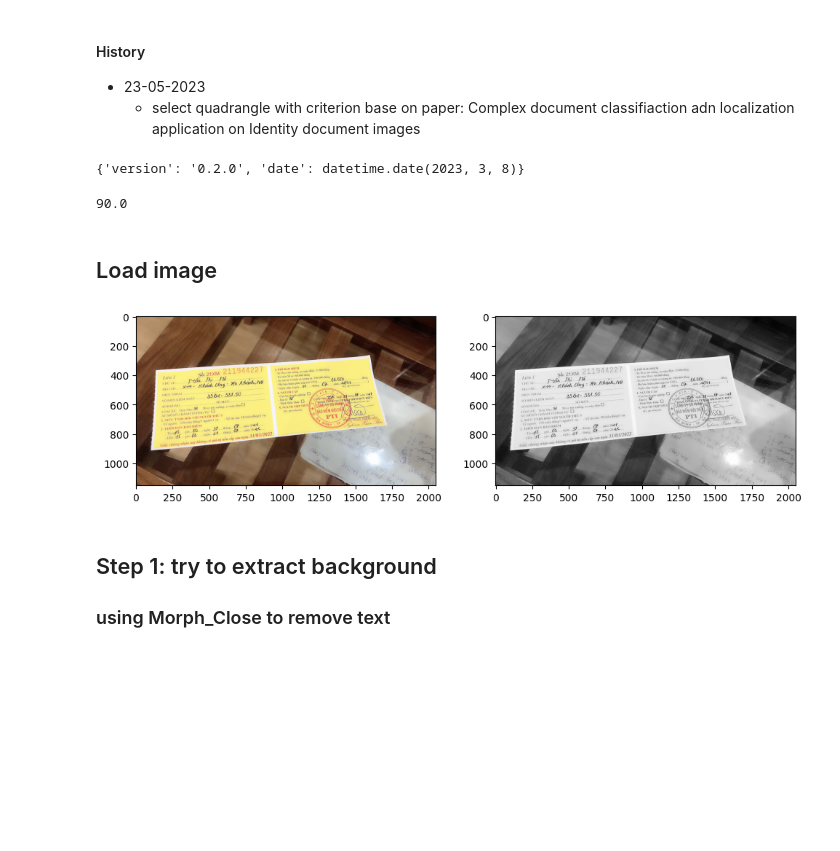
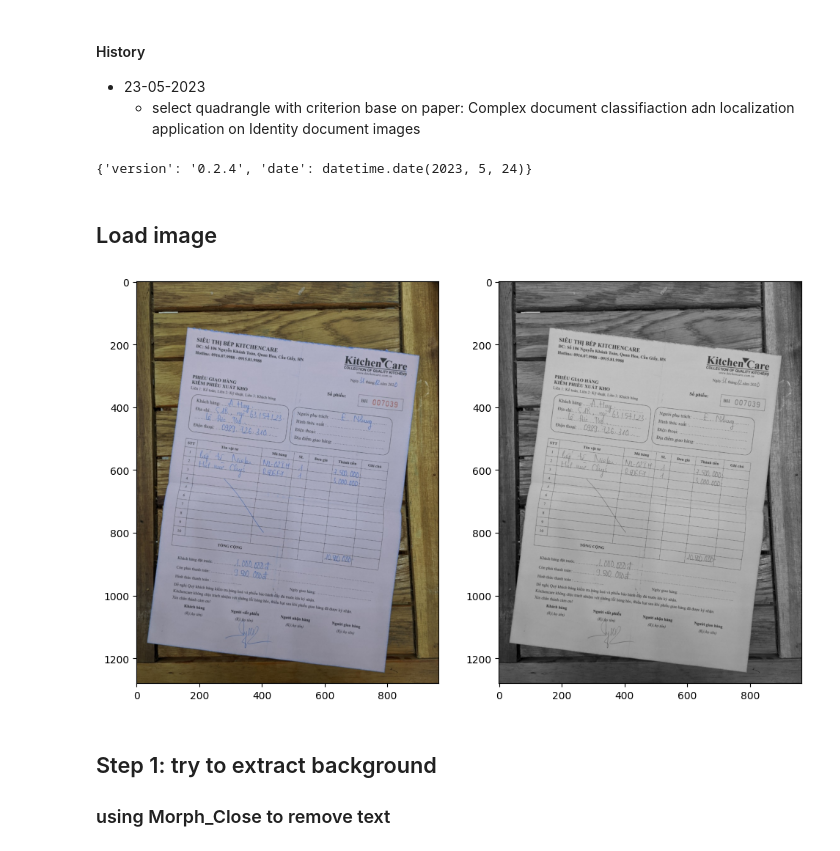
Before and after one commit to dqhuy/kuka-py, a Jupyter notebook: kuka.lab/kuka-perspective-doc.ipynb, the cells around one changed output. Drawn from its saved outputs; the diff is of its cells as text; code cells hidden in the pictures; blank space fills up the shorter version.

Commit message:
update version 0.3: select quadrangle base on some criterion of line angle

```diff
--- a/kuka.lab/kuka-perspective-doc.ipynb
+++ b/kuka.lab/kuka-perspective-doc.ipynb
@@ -17,40 +18,40 @@ from pathlib import Path
 import cv2
 import numpy as np
 import matplotlib.pyplot as plt
-# %%
-#sys.path.insert(0, 'd:/Project/kuka-py/')
-from kukalib.cardcrop import *
-print(getVersionInfo())
-# %% [output]
-{'version': '0.2.0', 'date': datetime.date(2023, 3, 8)}
-# %%
-import math
-
-line1 = [(0, 0), (15, 15)]
-line2 = [(0, 15), (15,  0)]
-
-print(get_angle(line1, line2))
-# %% [output]
-90.0
+# %%
+sys.path.insert(0, 'd:/Project/kuka-py/')
+runingPath=os.path.abspath("")
+parentPath = Path(runingPath).resolve().parents[0]
+if(sys.path[0]!=parentPath):
+    sys.path.insert(0, parentPath)
+
+# from importlib import reload,import_module
+# m = import_module("kukalib.cardcrop")
+# reload(m)
+
+from kukalib.cardcrop  import  *
+print(getVersionInfo())
+# %% [output]
+{'version': '0.2.4', 'date': datetime.date(2023, 5, 24)}
 # %% [markdown]
 ## Load image
 # %%
 filename=r"D:\Google-drive-huy-work\imagedata\xemay\img35.jpg" #not ok
-filename=r"D:\Google-drive-huy-work\imagedata\xemay\img5.jpg" #ok
+filename=r"D:\Google-drive-huy-work\imagedata\skew\train\images\img_5.jpg"
 
 src=cv2.imread(filename)
 
 gray=cv2.cvtColor(src,cv2.COLOR_BGR2GRAY)
 
 figSizeA4=(11.7,8.3)
 plt.figure(figsize=figSizeA4)
 plt.subplot(1,2,1)
 plt.imshow(cv2.cvtColor(src,cv2.COLOR_BGR2RGB))
 plt.subplot(1,2,2)
 plt.imshow(gray,cmap='gray')
 plt.show()
 # %% [output]
-[figure, old version]
+[figure, new version]
 # %% [markdown]
 ## Step 1: try to extract background
 ### using Morph_Close to remove text
```
Also changed, not shown: parts of 12 cells of this notebook, 3 other files.
